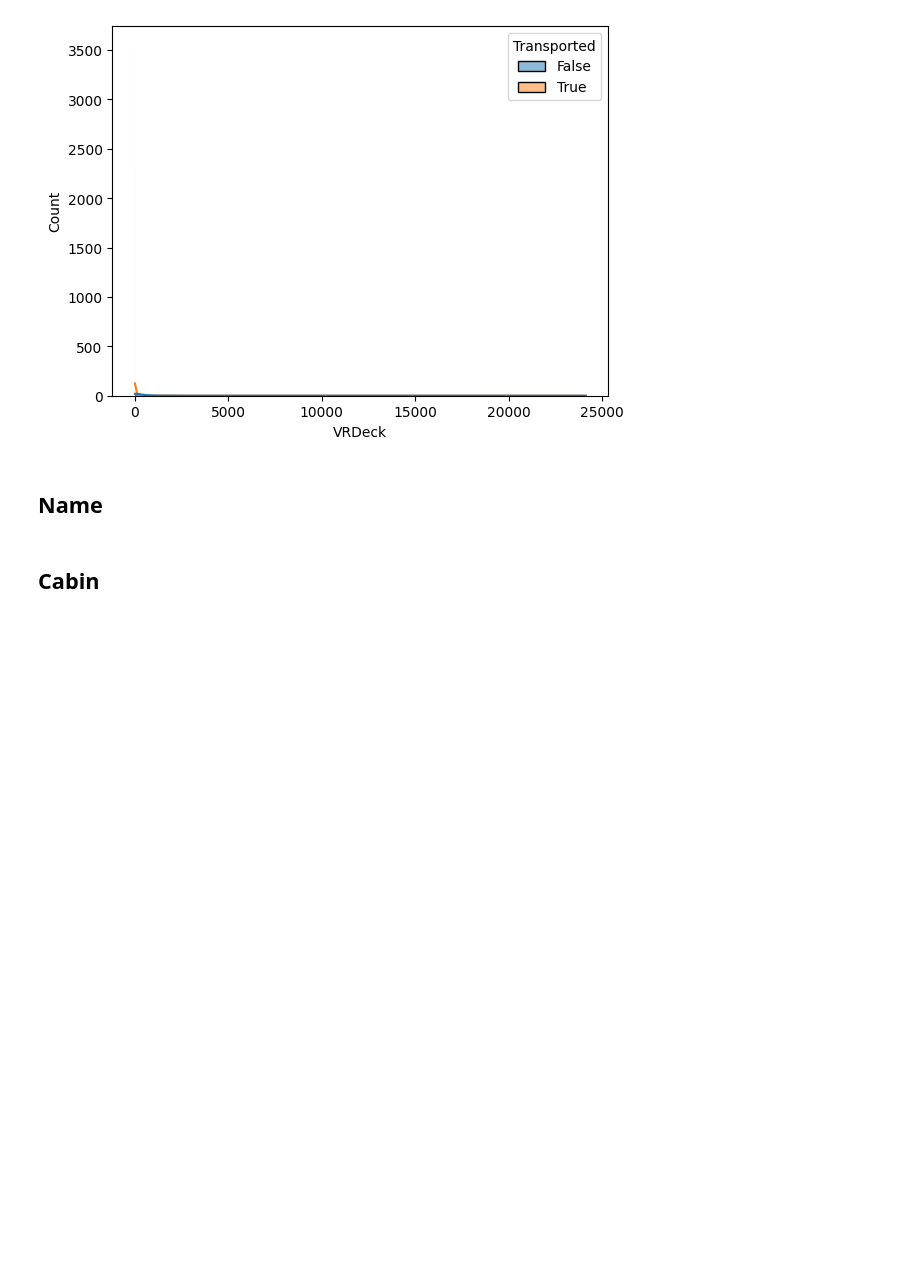
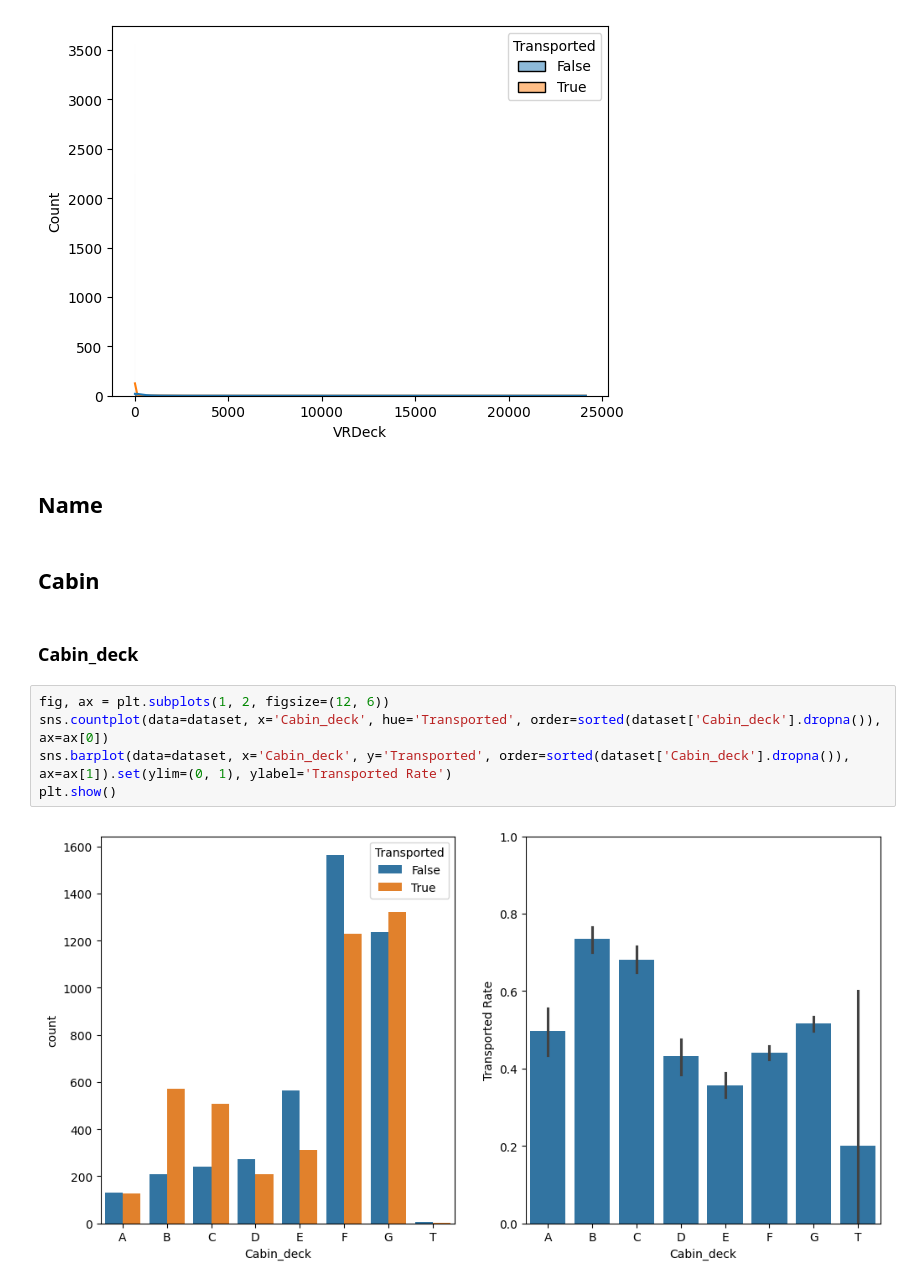
Before and after one commit to peloeil/spaceship_titanic, a Jupyter notebook: src/spaceship_titanic/analysis.ipynb, the cells around one changed output. Saved outputs shown, nothing was run; the diff lists cells and outputs as text; blank space fills up the shorter version.

Commit message:
add Cabin analysis

```diff
--- a/src/spaceship_titanic/analysis.ipynb
+++ b/src/spaceship_titanic/analysis.ipynb
@@ -174,3 +174,12 @@ sns.histplot(data=dataset, x='VRDeck', hue='Transported', kde=True)
 ## Name
 # %% [markdown]
 ## Cabin
+# %% [markdown]
+### Cabin_deck
+# %%
+fig, ax = plt.subplots(1, 2, figsize=(12, 6))
+sns.countplot(data=dataset, x='Cabin_deck', hue='Transported', order=sorted(dataset['Cabin_deck'].dropna()), ax=ax[0])
+sns.barplot(data=dataset, x='Cabin_deck', y='Transported', order=sorted(dataset['Cabin_deck'].dropna()), ax=ax[1]).set(ylim=(0, 1), ylabel='Transported Rate')
+plt.show()
+# %% [output]
+[figure, added]
```
Also changed, not shown: parts of 4 cells of this notebook.
